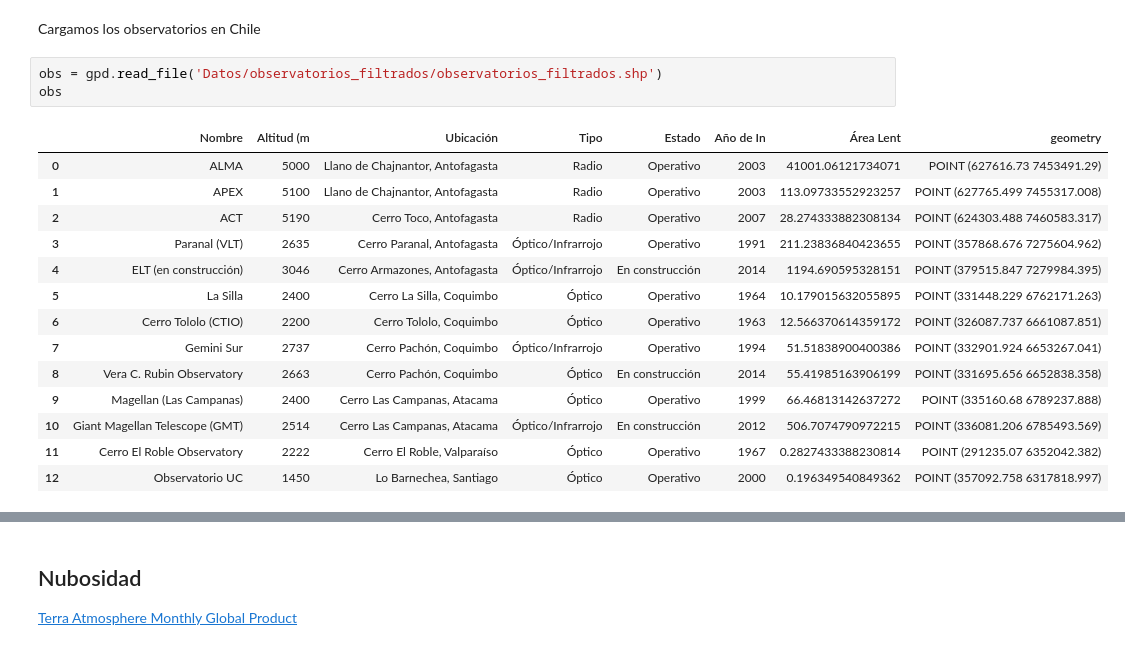
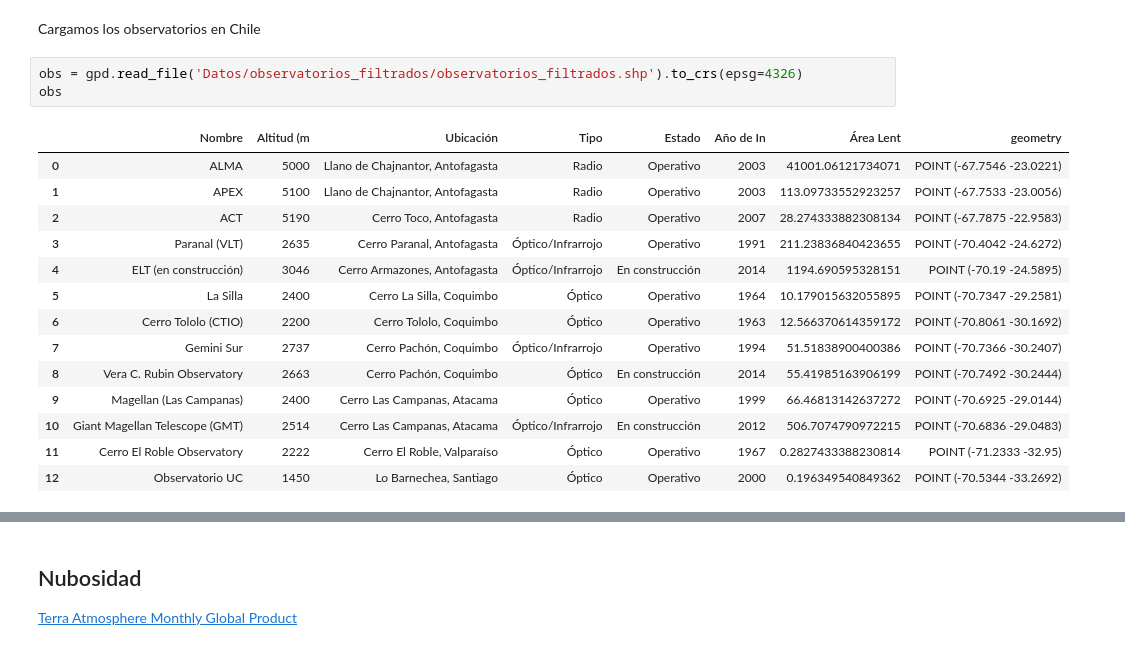
Before and after one commit to ChrisKmilo/Geoespatial-Project, a Jupyter notebook: Observatorios.ipynb, the cells around one changed output, grey strips where cells are left out. Drawn from its saved outputs; the diff is of its cells as text.

```diff
--- a/Observatorios.ipynb
+++ b/Observatorios.ipynb
@@ -44,23 +57,23 @@ chile['geometry'] = chile['geometry'].apply(keep_only_mainland)
 # %% [markdown]
 Cargamos los observatorios en Chile
 # %%
-obs = gpd.read_file('Datos/observatorios_filtrados/observatorios_filtrados.shp')
+obs = gpd.read_file('Datos/observatorios_filtrados/observatorios_filtrados.shp').to_crs(epsg=4326)
 obs
 # %% [output]
 |  | Nombre | Altitud (m | Ubicación | Tipo | Estado | Año de In | Área Lent | geometry |
-| 0 | ALMA | 5000 | Llano de Chajnantor, Antofagasta | Radio | Operativo | 2003 | 41001.06121734071 | POINT (627616.73 7453491.29) |
-| 1 | APEX | 5100 | Llano de Chajnantor, Antofagasta | Radio | Operativo | 2003 | 113.09733552923257 | POINT (627765.499 7455317.008) |
-| 2 | ACT | 5190 | Cerro Toco, Antofagasta | Radio | Operativo | 2007 | 28.274333882308134 | POINT (624303.488 7460583.317) |
-| 3 | Paranal (VLT) | 2635 | Cerro Paranal, Antofagasta | Óptico/Infrarrojo | Operativo | 1991 | 211.23836840423655 | POINT (357868.676 7275604.962) |
-| 4 | ELT (en construcción) | 3046 | Cerro Armazones, Antofagasta | Óptico/Infrarrojo | En construcción | 2014 | 1194.690595328151 | POINT (379515.847 7279984.395) |
-| 5 | La Silla | 2400 | Cerro La Silla, Coquimbo | Óptico | Operativo | 1964 | 10.179015632055895 | POINT (331448.229 6762171.263) |
-| 6 | Cerro Tololo (CTIO) | 2200 | Cerro Tololo, Coquimbo | Óptico | Operativo | 1963 | 12.566370614359172 | POINT (326087.737 6661087.851) |
-| 7 | Gemini Sur | 2737 | Cerro Pachón, Coquimbo | Óptico/Infrarrojo | Operativo | 1994 | 51.51838900400386 | POINT (332901.924 6653267.041) |
-| 8 | Vera C. Rubin Observatory | 2663 | Cerro Pachón, Coquimbo | Óptico | En construcción | 2014 | 55.41985163906199 | POINT (331695.656 6652838.358) |
-| 9 | Magellan (Las Campanas) | 2400 | Cerro Las Campanas, Atacama | Óptico | Operativo | 1999 | 66.46813142637272 | POINT (335160.68 6789237.888) |
-| 10 | Giant Magellan Telescope (GMT) | 2514 | Cerro Las Campanas, Atacama | Óptico/Infrarrojo | En construcción | 2012 | 506.7074790972215 | POINT (336081.206 6785493.569) |
-| 11 | Cerro El Roble Observatory | 2222 | Cerro El Roble, Valparaíso | Óptico | Operativo | 1967 | 0.2827433388230814 | POINT (291235.07 6352042.382) |
-| 12 | Observatorio UC | 1450 | Lo Barnechea, Santiago | Óptico | Operativo | 2000 | 0.196349540849362 | POINT (357092.758 6317818.997) |
+| 0 | ALMA | 5000 | Llano de Chajnantor, Antofagasta | Radio | Operativo | 2003 | 41001.06121734071 | POINT (-67.7546 -23.0221) |
+| 1 | APEX | 5100 | Llano de Chajnantor, Antofagasta | Radio | Operativo | 2003 | 113.09733552923257 | POINT (-67.7533 -23.0056) |
+| 2 | ACT | 5190 | Cerro Toco, Antofagasta | Radio | Operativo | 2007 | 28.274333882308134 | POINT (-67.7875 -22.9583) |
+| 3 | Paranal (VLT) | 2635 | Cerro Paranal, Antofagasta | Óptico/Infrarrojo | Operativo | 1991 | 211.23836840423655 | POINT (-70.4042 -24.6272) |
+| 4 | ELT (en construcción) | 3046 | Cerro Armazones, Antofagasta | Óptico/Infrarrojo | En construcción | 2014 | 1194.690595328151 | POINT (-70.19 -24.5895) |
+| 5 | La Silla | 2400 | Cerro La Silla, Coquimbo | Óptico | Operativo | 1964 | 10.179015632055895 | POINT (-70.7347 -29.2581) |
+| 6 | Cerro Tololo (CTIO) | 2200 | Cerro Tololo, Coquimbo | Óptico | Operativo | 1963 | 12.566370614359172 | POINT (-70.8061 -30.1692) |
+| 7 | Gemini Sur | 2737 | Cerro Pachón, Coquimbo | Óptico/Infrarrojo | Operativo | 1994 | 51.51838900400386 | POINT (-70.7366 -30.2407) |
+| 8 | Vera C. Rubin Observatory | 2663 | Cerro Pachón, Coquimbo | Óptico | En construcción | 2014 | 55.41985163906199 | POINT (-70.7492 -30.2444) |
+| 9 | Magellan (Las Campanas) | 2400 | Cerro Las Campanas, Atacama | Óptico | Operativo | 1999 | 66.46813142637272 | POINT (-70.6925 -29.0144) |
+| 10 | Giant Magellan Telescope (GMT) | 2514 | Cerro Las Campanas, Atacama | Óptico/Infrarrojo | En construcción | 2012 | 506.7074790972215 | POINT (-70.6836 -29.0483) |
+| 11 | Cerro El Roble Observatory | 2222 | Cerro El Roble, Valparaíso | Óptico | Operativo | 1967 | 0.2827433388230814 | POINT (-71.2333 -32.95) |
+| 12 | Observatorio UC | 1450 | Lo Barnechea, Santiago | Óptico | Operativo | 2000 | 0.196349540849362 | POINT (-70.5344 -33.2692) |
 # %%
 chile.to_crs(obs.crs, inplace=True)
 chile.plot(color='white', edgecolor='black', figsize=(10, 10))
```
Also changed, not shown: parts of 28 cells of this notebook, 29 other files.
